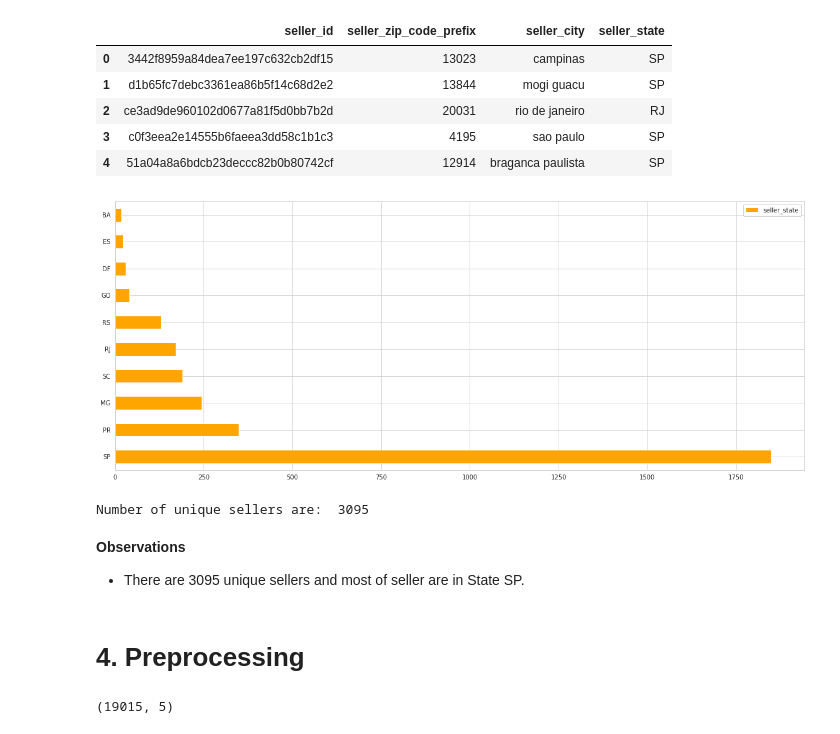
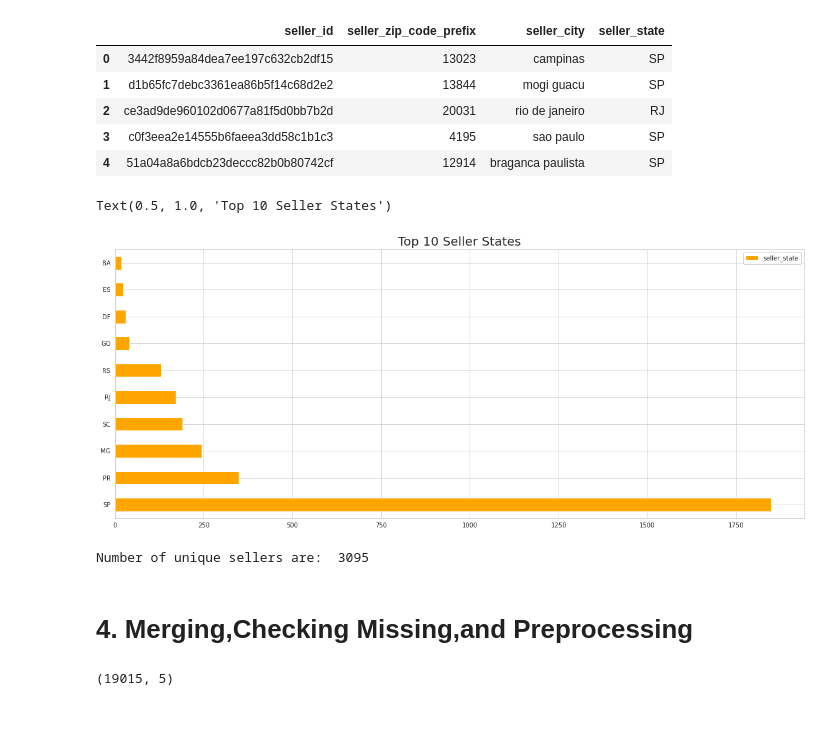
Before and after one commit to jakejhc/Team_Project, a Jupyter notebook: brazillian-customer-satification.ipynb, the cells around one changed output. Saved outputs shown, nothing was run; the diff lists cells and outputs as text; code cells hidden in the pictures.

```diff
--- a/brazillian-customer-satification.ipynb
+++ b/brazillian-customer-satification.ipynb
@@ -331,21 +312,18 @@ sellers_data.head()
 # %%
 #top 10  seller state
 sellers_data.seller_state.value_counts().sort_values(ascending=False)[:10].plot(kind='barh',color='orange',figsize=(20,8))
 plt.legend()
-plt.show()
+plt.title('Top 10 Seller States',fontsize=20)
 # %% [output]
+Text(0.5, 1.0, 'Top 10 Seller States')
-[figure, old version]
+[figure, new version]
 # %%
 #unique sellers
 print('Number of unique sellers are: ',sellers_data.seller_id.unique().shape[0])
 # %% [output]
 Number of unique sellers are:  3095
-# %% [markdown]
-**Observations**
-
-* There are 3095 unique sellers and most of seller are in State SP.
 # %% [markdown]
-# 4. Preprocessing
+# 4. Merging,Checking Missing,and Preprocessing
 # %%
 #renaming all the zip_code_prefix so as to make the name common in all tables inorder to perform join
 
```
Also changed, not shown: parts of 93 cells of this notebook.
